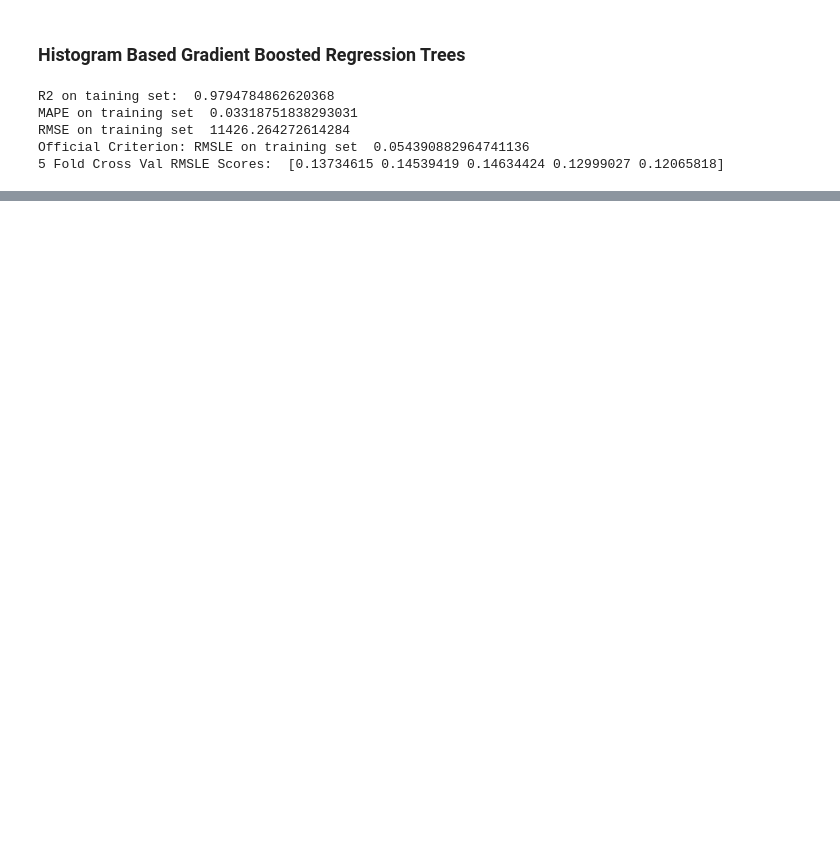
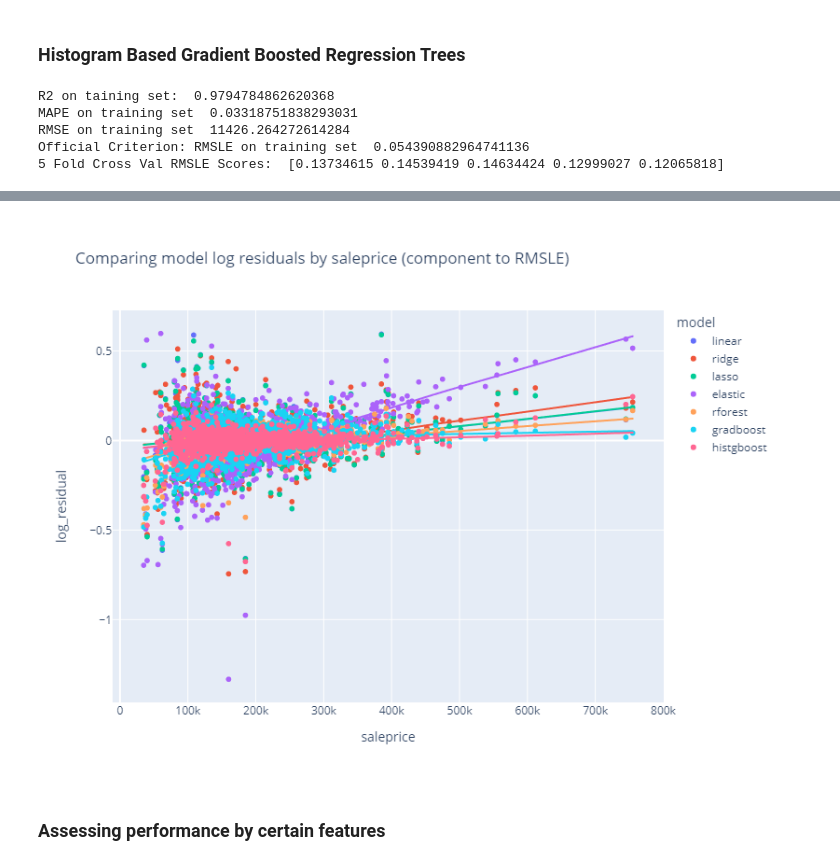
Before and after one commit to alexdparker/datascience, a Jupyter notebook: machine_learning/house_prices/house_prices_regression.ipynb, the cells around one changed output, grey strips where cells are left out. Saved outputs shown, nothing was run; the diff lists cells and outputs as text; code cells hidden in the pictures; blank space fills up the shorter version.

```diff
--- a/machine_learning/house_prices/house_prices_regression.ipynb
+++ b/machine_learning/house_prices/house_prices_regression.ipynb
@@ -617,0 +587,13 @@ mean_squared_log_error(y_test, gb_reg.predict(X_test), squared = False)
+# %%
+px.scatter(sc_df,
+    x = 'saleprice',
+    y = 'log_residual',
+    color = 'model',
+    trendline='lowess',
+    height = 600,
+    width = 800,
+    title = 'Comparing model log residuals by saleprice (component to RMSLE)').show('png')
+# %% [output]
+[figure, added]
+# %% [markdown]
+### Assessing performance by certain features
```
Also changed, not shown: parts of 70 cells of this notebook, 3 other files.
